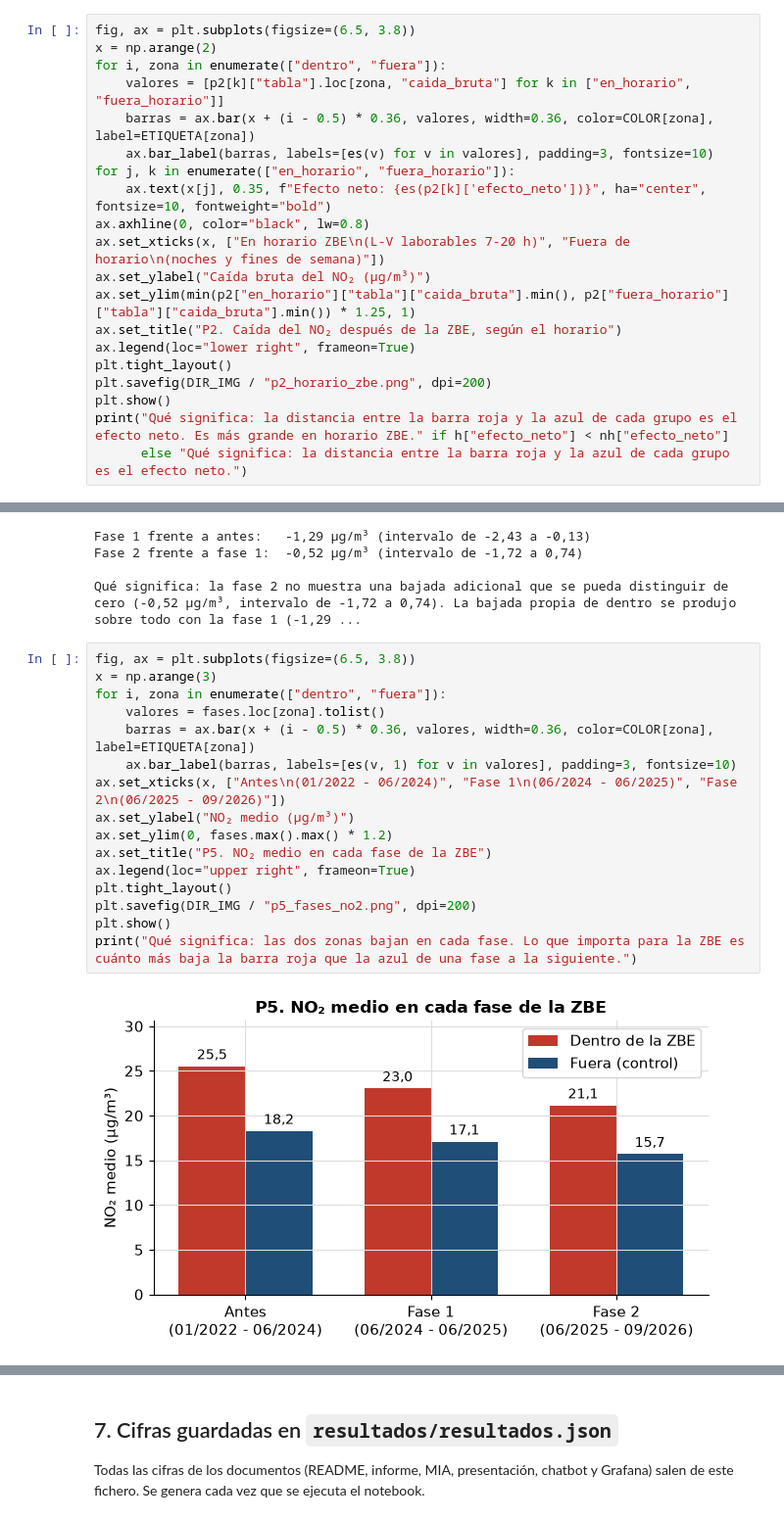
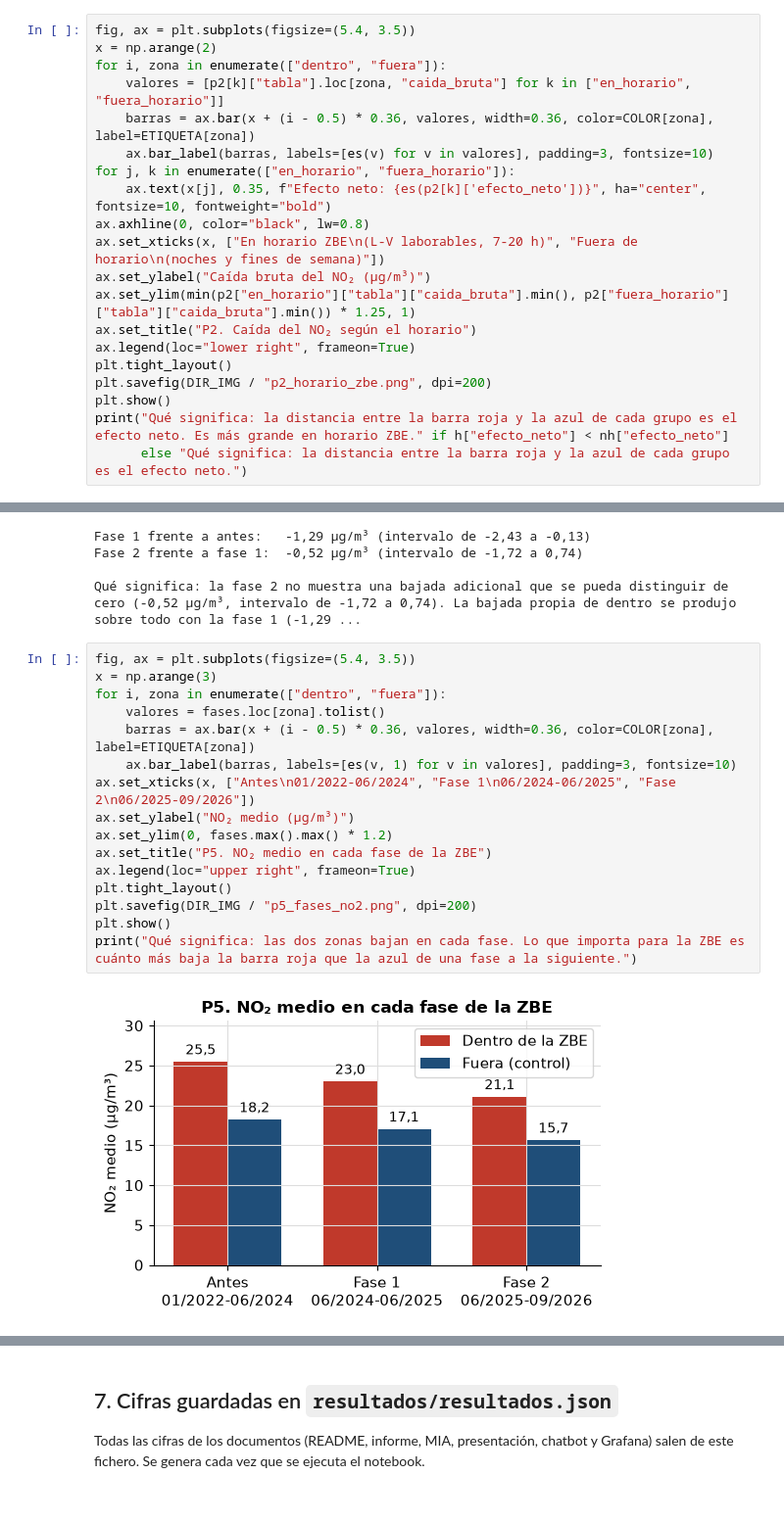
Before and after one commit to ai-somorrostro/haizelab, a Jupyter notebook: notebooks/zbe_bilbao.ipynb, the cells around one changed output, grey strips where cells are left out. Shown at 98% size. Saved outputs shown, nothing was run; the diff lists cells and outputs as text.

```diff
--- a/notebooks/zbe_bilbao.ipynb
+++ b/notebooks/zbe_bilbao.ipynb
@@ -514,7 +514,7 @@ Efecto neto fuera de horario:  -0,85 µg/m³ (intervalo de -1,56 a -0,19)
 Qué significa: -2,93 es un efecto neto, no una caída. En horario ZBE el NO₂ bajó 4,64 µg/m³ dentro
 y 1,71 fuera; la diferencia entre las dos caídas es -2,93. La bajada propia de dentro es mayor cuando la ZBE está activa, como cabe esperar si se debe a ella.
 # %%
-fig, ax = plt.subplots(figsize=(6.5, 3.8))
+fig, ax = plt.subplots(figsize=(5.4, 3.5))
 x = np.arange(2)
 for i, zona in enumerate(["dentro", "fuera"]):
     valores = [p2[k]["tabla"].loc[zona, "caida_bruta"] for k in ["en_horario", "fuera_horario"]]
@@ -523,10 +523,10 @@ for i, zona in enumerate(["dentro", "fuera"]):
 for j, k in enumerate(["en_horario", "fuera_horario"]):
     ax.text(x[j], 0.35, f"Efecto neto: {es(p2[k]['efecto_neto'])}", ha="center", fontsize=10, fontweight="bold")
 ax.axhline(0, color="black", lw=0.8)
-ax.set_xticks(x, ["En horario ZBE\n(L-V laborables 7-20 h)", "Fuera de horario\n(noches y fines de semana)"])
+ax.set_xticks(x, ["En horario ZBE\n(L-V laborables, 7-20 h)", "Fuera de horario\n(noches y fines de semana)"])
 ax.set_ylabel("Caída bruta del NO₂ (µg/m³)")
 ax.set_ylim(min(p2["en_horario"]["tabla"]["caida_bruta"].min(), p2["fuera_horario"]["tabla"]["caida_bruta"].min()) * 1.25, 1)
-ax.set_title("P2. Caída del NO₂ después de la ZBE, según el horario")
+ax.set_title("P2. Caída del NO₂ según el horario")
 ax.legend(loc="lower right", frameon=True)
 plt.tight_layout()
 plt.savefig(DIR_IMG / "p2_horario_zbe.png", dpi=200)
@@ -669,23 +669,23 @@ Fase 2 frente a fase 1:  -0,52 µg/m³ (intervalo de -1,72 a 0,74)
 
 Qué significa: la fase 2 no muestra una bajada adicional que se pueda distinguir de cero (-0,52 µg/m³, intervalo de -1,72 a 0,74). La bajada propia de dentro se produjo sobre todo con la fase 1 (-1,29 ...
 # %%
-fig, ax = plt.subplots(figsize=(6.5, 3.8))
+fig, ax = plt.subplots(figsize=(5.4, 3.5))
 x = np.arange(3)
 for i, zona in enumerate(["dentro", "fuera"]):
     valores = fases.loc[zona].tolist()
     barras = ax.bar(x + (i - 0.5) * 0.36, valores, width=0.36, color=COLOR[zona], label=ETIQUETA[zona])
     ax.bar_label(barras, labels=[es(v, 1) for v in valores], padding=3, fontsize=10)
-ax.set_xticks(x, ["Antes\n(01/2022 - 06/2024)", "Fase 1\n(06/2024 - 06/2025)", "Fase 2\n(06/2025 - 09/2026)"])
+ax.set_xticks(x, ["Antes\n01/2022-06/2024", "Fase 1\n06/2024-06/2025", "Fase 2\n06/2025-09/2026"])
 ax.set_ylabel("NO₂ medio (µg/m³)")
 ax.set_ylim(0, fases.max().max() * 1.2)
 ax.set_title("P5. NO₂ medio en cada fase de la ZBE")
 ax.legend(loc="upper right", frameon=True)
 plt.tight_layout()
 plt.savefig(DIR_IMG / "p5_fases_no2.png", dpi=200)
 plt.show()
 print("Qué significa: las dos zonas bajan en cada fase. Lo que importa para la ZBE es cuánto más baja la barra roja que la azul de una fase a la siguiente.")
 # %% [output]
-[figure, old version]
+[figure, new version]
 Qué significa: las dos zonas bajan en cada fase. Lo que importa para la ZBE es cuánto más baja la barra roja que la azul de una fase a la siguiente.
 # %% [markdown]
 ## 7. Cifras guardadas en `resultados/resultados.json`
```
Also changed, not shown: parts of 1 cell of this notebook, 2 other files.
